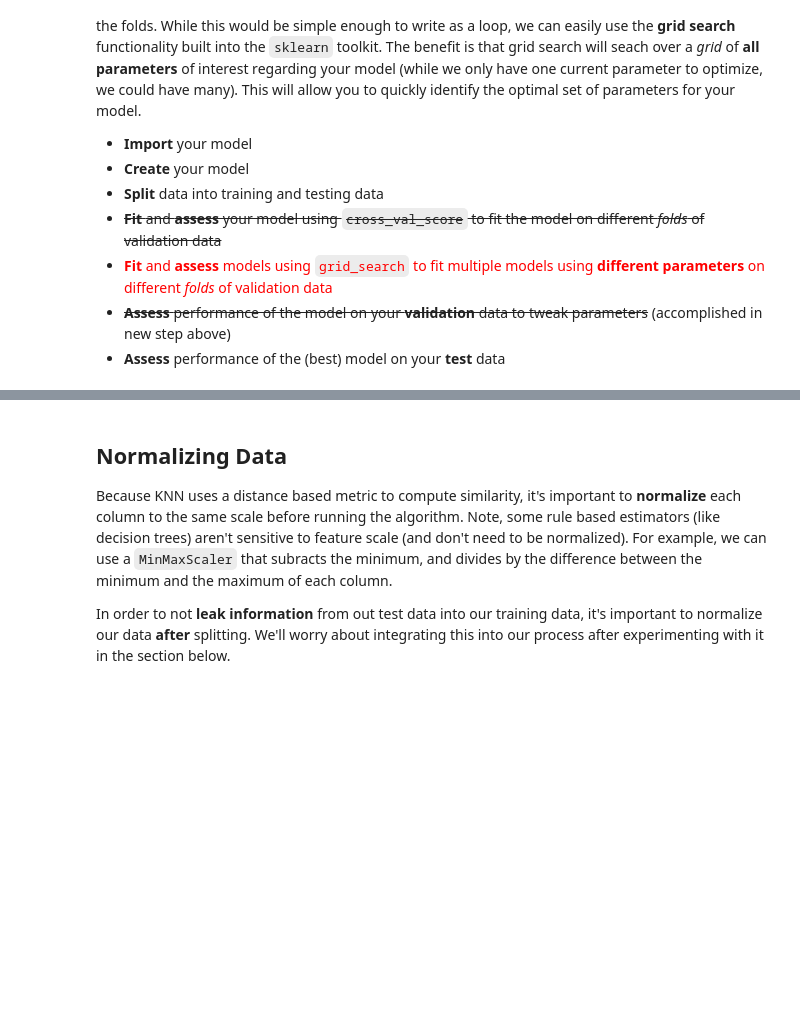
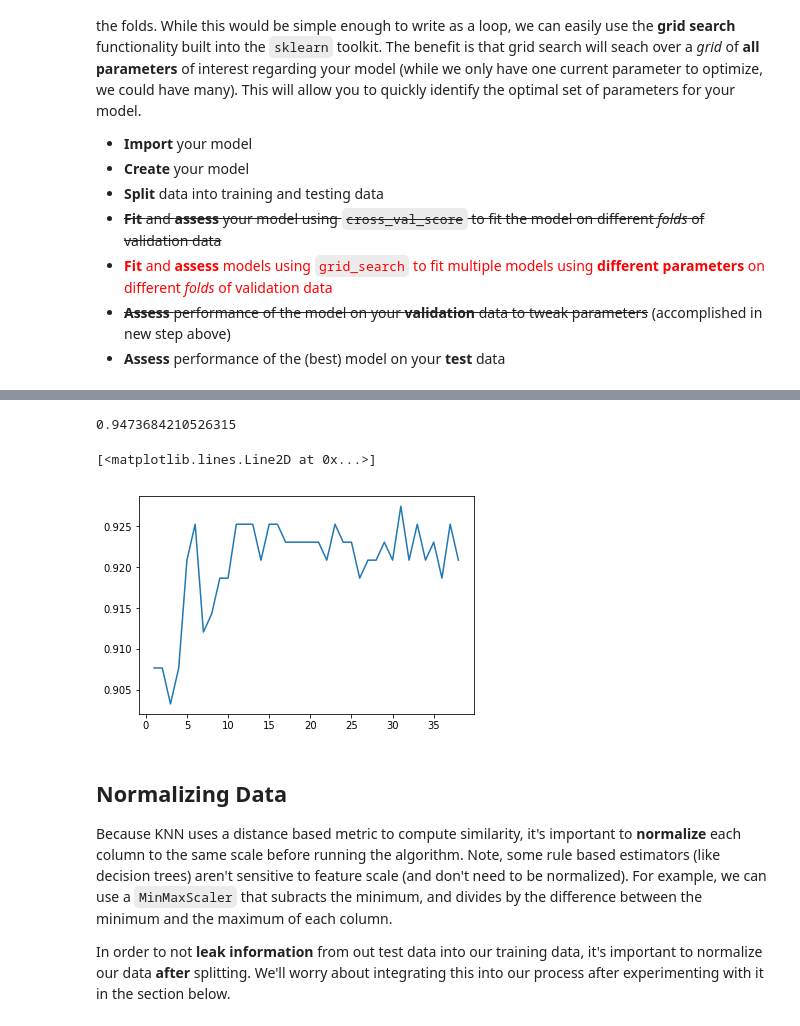
Before and after one commit to poojaram/ML-model, a Jupyter notebook: 01-predict-cancer.ipynb, the cells around one changed output, grey strips where cells are left out. Cells and saved outputs as stored; diff of their text form; code cells hidden in the pictures; blank space fills up the shorter version.

```diff
--- a/01-predict-cancer.ipynb
+++ b/01-predict-cancer.ipynb
@@ -203,3 +287,6 @@ from sklearn.model_selection import GridSearchCV
 # %%
 # Create a grid search estimator for your KNN classifier
 # When fit, this will search the parameter grid using cross validation
+
+param_grid = {'n_neighbors':range(1,20),'weights':["uniform", "distance"]}
+param_grid
@@ -206,2 +295,4 @@ from sklearn.model_selection import GridSearchCV
 # %%
 # Fit the grid search to your training data
+grid_search = GridSearchCV(KNeighborsClassifier(), param_grid, cv=10,  return_train_score=True)
+grid_search.fit(train_features, train_outcome)
@@ -208,7 +308,18 @@ from sklearn.model_selection import GridSearchCV
 # %%
 # Predict and assess performance on your **test** data
+grid_search.cv_results_['params'][grid_search.best_index_]
+#['params'][grid_search.best_index_]
+#grid_search.score(test_features, test_outcome)
+grid_search.score(test_features, test_outcome)
+# %% [output]
+0.9473684210526315
 # %%
 # Visualze performance across neighbors N values
+test_scores = grid_search.cv_results_['mean_test_score']
+plt.plot(np.arange(1, 39), test_scores)
+# %% [output]
+[<matplotlib.lines.Line2D at 0x...>]
+[figure, added]
 # %% [markdown]
 ## Normalizing Data
 Because KNN uses a distance based metric to compute similarity, it's important to **normalize** each column to the same scale before running the algorithm. Note, some rule based estimators (like decision trees) aren't sensitive to feature scale (and don't need to be normalized). For example, we can use a `MinMaxScaler` that subracts the minimum, and divides by the difference between the minimum and the maximum of each column.
```
Also changed, not shown: parts of 23 cells of this notebook, 1 other file.
